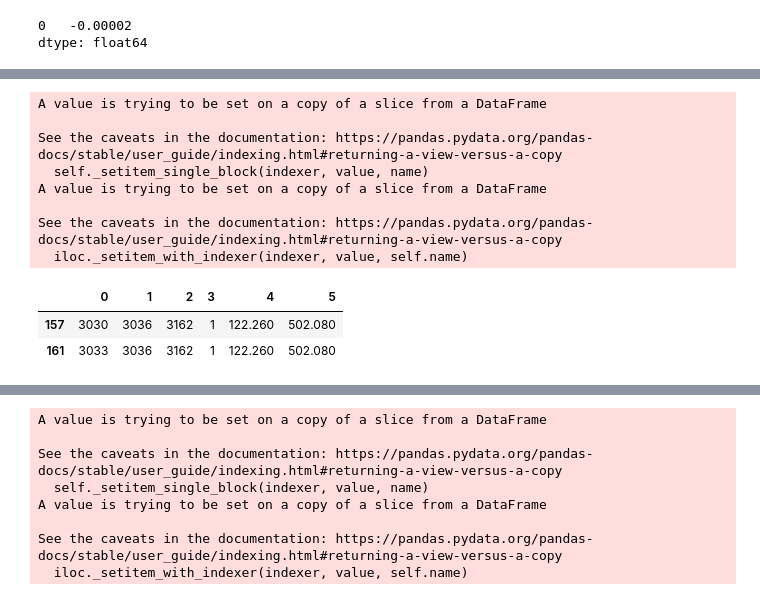
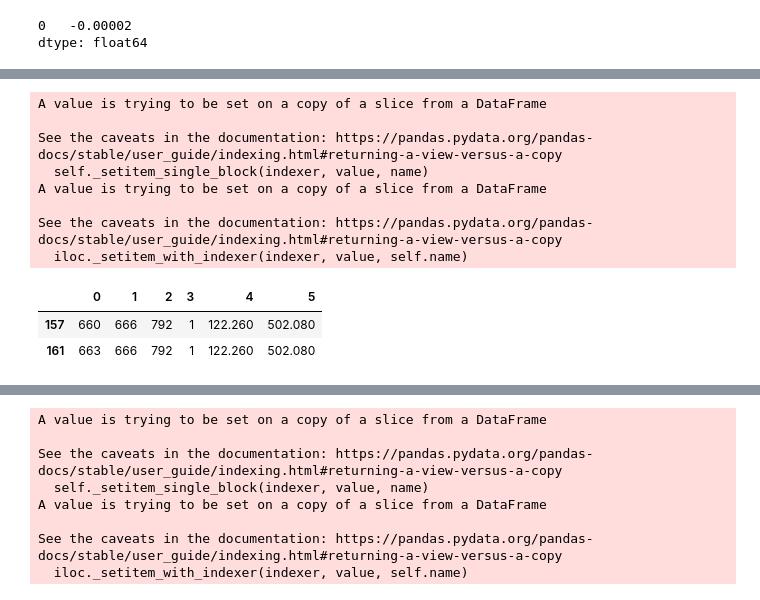
Before and after one commit to chamikaradk/Polymer-include-topology-ITP-file-generator-for-GROMACS-simulations, a Jupyter notebook: ITP_Gen_V7-Periodic.ipynb, the cells around one changed output, grey strips where cells are left out. Saved outputs shown, nothing was run; the diff lists cells and outputs as text; code cells hidden in the pictures.

```diff
--- a/ITP_Gen_V7-Periodic.ipynb
+++ b/ITP_Gen_V7-Periodic.ipynb
@@ -16,9 +16,9 @@ pwd=os.getcwd()
 INPUTS - N2200
 # %%
 # INPUTS - specific to N22000
-repeats = 20 #n'mer polymer, extendng from right to left ....
+repeats = 5 #n'mer polymer, extendng from right to left ....
 itpfile = 'N2200_monomer_CK_updated.itp'
-output_itp = 'N2200_20mer_periodic_ITPGen_CK.itp'
+output_itp = 'N2200_5mer_periodic_ITPGen_CK.itp'
 trimer_log = 'Trimer_pop_cm5.log'
 
 #Bonds
@@ -338,9 +342,11 @@ for i in range(1, repeats):
     nonmerangles_df.iloc[:,:3] = nonmerangles_df.iloc[:,:3].astype(int) + 158*i
     polymerangles = pd.concat([polymerangles, nonmerangles_df])
     nonmerangles_df = monomerangles_df[(monomerangles_df[0] != str(A)) & (monomerangles_df[1] != str(A)) & (monomerangles_df[2] != str(A))]
+
 polymerangles2 = polymerangles.copy()
-polymerangles2 = polymerangles[(polymerangles[0] != 0)&(polymerangles[1] != 0)&(polymerangles[2] != 0)] #remove lines with atom indexing 0
-polymerangles2 = polymerangles[(polymerangles[0] != (158*repeats+1))&(polymerangles[1] != (158*repeats+1))&(polymerangles[2] != (158*repeats+1))] #remove lines with atom indexing n
+polymerangles2.iloc[:,:3] = polymerangles2.iloc[:,:3].astype(int) -1
+polymerangles2 = polymerangles2[(polymerangles2[0] != 0)&(polymerangles2[1] != 0)&(polymerangles2[2] != 0)] #remove lines with atom indexing 0
+polymerangles2 = polymerangles2[(polymerangles2[0] != (158*repeats+1))&(polymerangles2[1] != (158*repeats+1))&(polymerangles2[2] != (158*repeats+1))] #remove lines with atom indexing n
 
 polymerangles2.index = range(1, polymerangles2.shape[0]+1)
 
@@ -349,32 +355,32 @@ polymerangles2.index = range(1, polymerangles2.shape[0]+1)
 extrangles = pd.DataFrame()
 extrangles_polymer = pd.DataFrame([])
 
 for i in range(repeats-1):
     extrangles = pd.concat([(pd.DataFrame(linkeralup[:3])+(158*i)).T, (pd.DataFrame(linkeralup[3:])).T], axis=1, ignore_index=True)
     extrangles_polymer = pd.concat([extrangles_polymer,extrangles], axis=0, ignore_index=True)
     extrangles = pd.concat([(pd.DataFrame(linkeraldown[:3])+(158*i)).T, (pd.DataFrame(linkeraldown[3:])).T], axis=1, ignore_index=True)
     extrangles_polymer = pd.concat([extrangles_polymer,extrangles], axis=0, ignore_index=True)
     extrangles = pd.concat([(pd.DataFrame(linkerarup[:3])+(158*i)).T, (pd.DataFrame(linkerarup[3:])).T], axis=1, ignore_index=True)
     extrangles_polymer = pd.concat([extrangles_polymer,extrangles], axis=0, ignore_index=True)
     extrangles = pd.concat([(pd.DataFrame(linkerardown[:3])+(158*i)).T, (pd.DataFrame(linkerardown[3:])).T], axis=1, ignore_index=True)
     extrangles_polymer = pd.concat([extrangles_polymer,extrangles], axis=0, ignore_index=True)
 
 extrangles_polymer.iloc[:,3] = extrangles_polymer.iloc[:,3].astype(int)
 extrangles_polymer
 
 #add two terminal angles with H
 terminalangH = anglesdirective_df[(anglesdirective_df[2] == str(Z))] #NEED WORK
 terminalangH.iloc[:,:3] = terminalangH.iloc[:,:3].astype(int)+(158*(repeats-1)) #Dihedrals for last H
 terminalangH
 # %% [output]
 A value is trying to be set on a copy of a slice from a DataFrame
 
 See the caveats in the documentation: https://pandas.pydata.org/pandas-docs/stable/user_guide/indexing.html#returning-a-view-versus-a-copy
   self._setitem_single_block(indexer, value, name)
 A value is trying to be set on a copy of a slice from a DataFrame
 
 See the caveats in the documentation: https://pandas.pydata.org/pandas-docs/stable/user_guide/indexing.html#returning-a-view-versus-a-copy
   iloc._setitem_with_indexer(indexer, value, self.name)
 |  | 0 | 1 | 2 | 3 | 4 | 5 |
-| 157 | 3030 | 3036 | 3162 | 1 | 122.260 | 502.080 |
-| 161 | 3033 | 3036 | 3162 | 1 | 122.260 | 502.080 |
+| 157 | 660 | 666 | 792 | 1 | 122.260 | 502.080 |
+| 161 | 663 | 666 | 792 | 1 | 122.260 | 502.080 |
```
Also changed, not shown: parts of 13 cells of this notebook.
